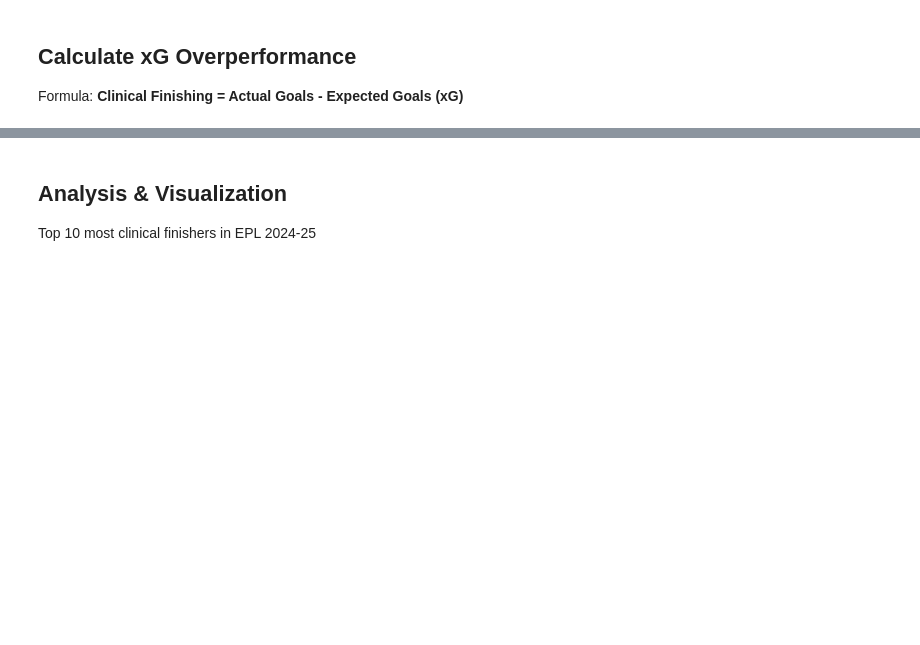
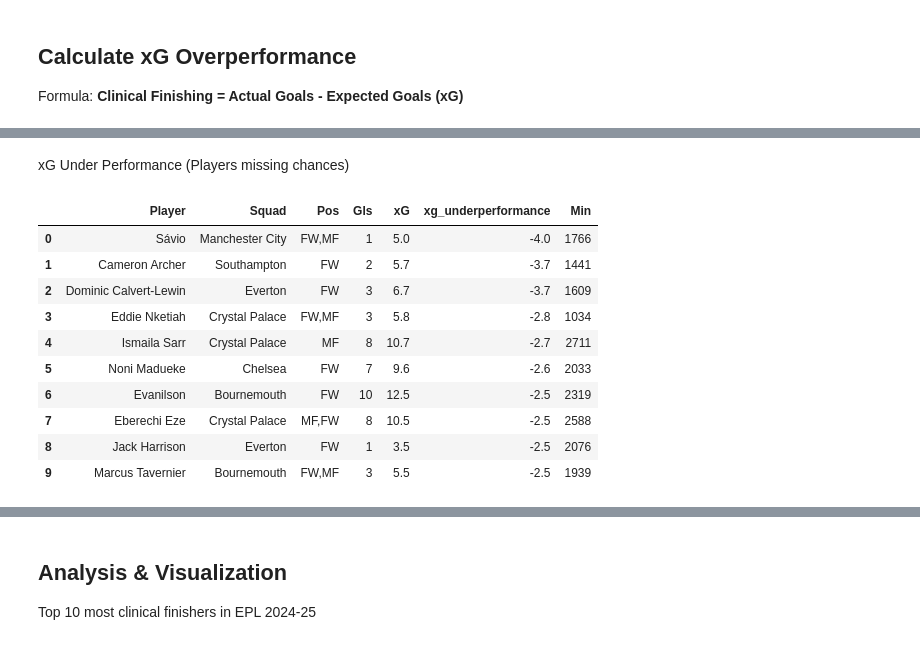
Before and after one commit to kumarrr15/epl-player-stats-24-25, a Jupyter notebook: notebooks/analysis.ipynb, the cells around one changed output, grey strips where cells are left out. Saved outputs shown, nothing was run; the diff lists cells and outputs as text; code cells hidden in the pictures; blank space fills up the shorter version.

```diff
--- a/notebooks/analysis.ipynb
+++ b/notebooks/analysis.ipynb
@@ -33,0 +126,28 @@ Formula: **Clinical Finishing = Actual Goals - Expected Goals (xG)**
+# %% [markdown]
+xG Under Performance (Players missing chances)
+# %%
+pd.read_sql("""
+Select
+    Player,
+    Squad,
+    Pos,
+    Gls,
+    xG,
+    (Gls - xG) AS xg_underperformance,
+    Min
+FROM players
+WHERE Min >= 900
+ORDER BY xg_underperformance ASC
+LIMIT 10;""", conn)
+# %% [output]
+|  | Player | Squad | Pos | Gls | xG | xg_underperformance | Min |
+| 0 | Sávio | Manchester City | FW,MF | 1 | 5.0 | -4.0 | 1766 |
+| 1 | Cameron Archer | Southampton | FW | 2 | 5.7 | -3.7 | 1441 |
+| 2 | Dominic Calvert-Lewin | Everton | FW | 3 | 6.7 | -3.7 | 1609 |
+| 3 | Eddie Nketiah | Crystal Palace | FW,MF | 3 | 5.8 | -2.8 | 1034 |
+| 4 | Ismaila Sarr | Crystal Palace | MF | 8 | 10.7 | -2.7 | 2711 |
+| 5 | Noni Madueke | Chelsea | FW | 7 | 9.6 | -2.6 | 2033 |
+| 6 | Evanilson | Bournemouth | FW | 10 | 12.5 | -2.5 | 2319 |
+| 7 | Eberechi Eze | Crystal Palace | MF,FW | 8 | 10.5 | -2.5 | 2588 |
+| 8 | Jack Harrison | Everton | FW | 1 | 3.5 | -2.5 | 2076 |
+| 9 | Marcus Tavernier | Bournemouth | FW,MF | 3 | 5.5 | -2.5 | 1939 |
```
Also changed, not shown: parts of 14 cells of this notebook, 6 other files.
